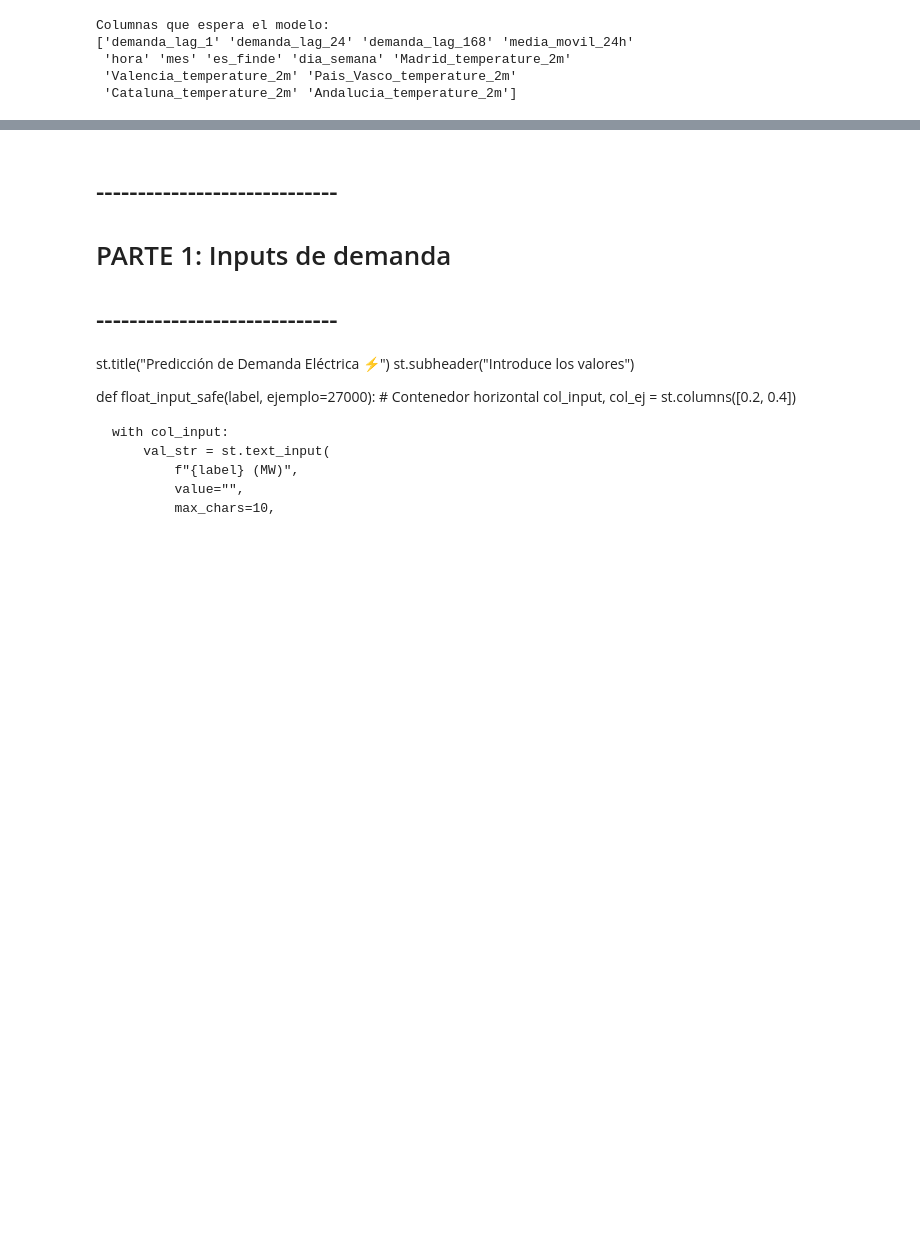
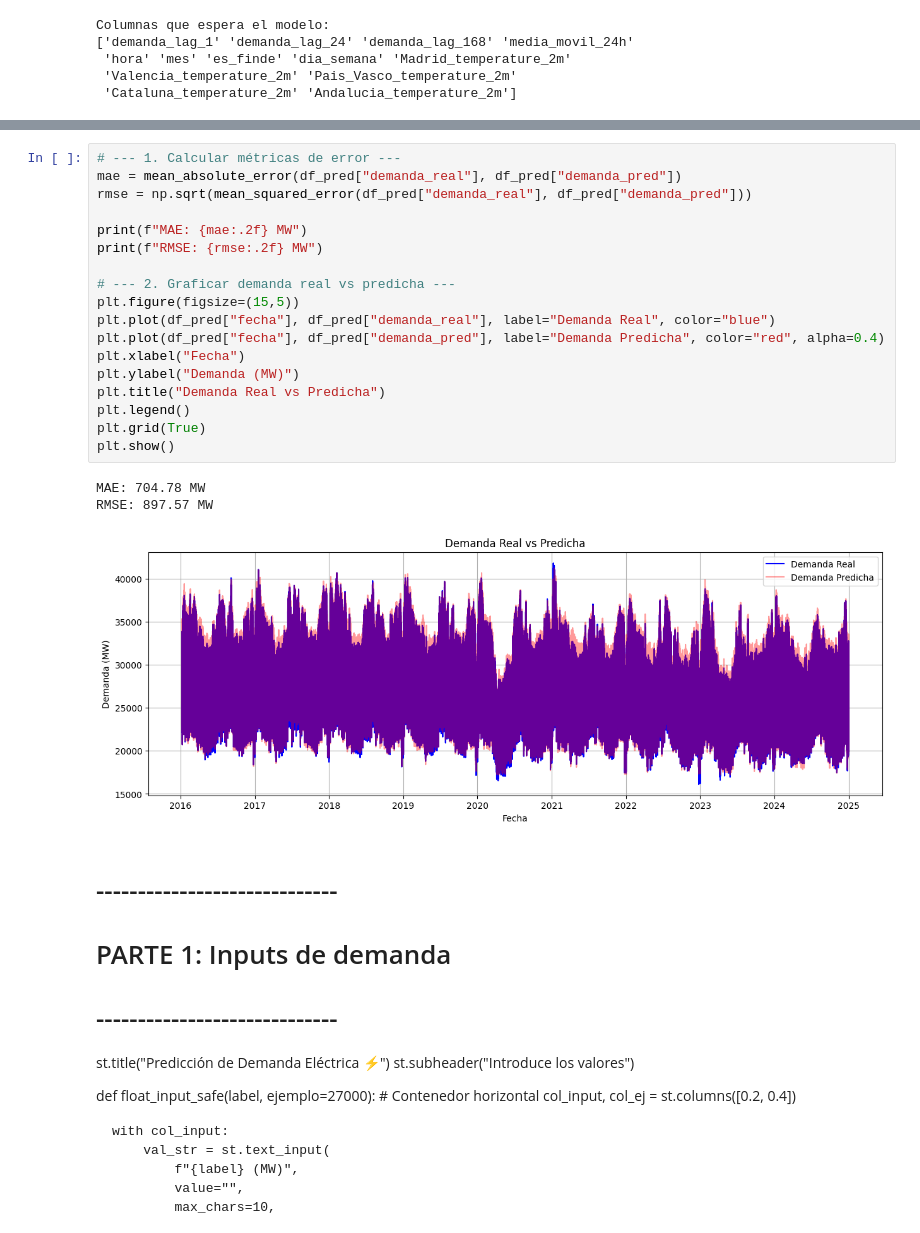
Before and after one commit to Leonp11/equipoEnergias_XGB_con_Streamlit, a Jupyter notebook: src/explore.ipynb, the cells around one changed output, grey strips where cells are left out. Cells and saved outputs as stored; diff of their text form; blank space fills up the shorter version.

```diff
--- a/src/explore.ipynb
+++ b/src/explore.ipynb
@@ -87,3 +225,25 @@ Columnas que espera el modelo:
+# %%
+# --- 1. Calcular métricas de error ---
+mae = mean_absolute_error(df_pred["demanda_real"], df_pred["demanda_pred"])
+rmse = np.sqrt(mean_squared_error(df_pred["demanda_real"], df_pred["demanda_pred"]))
+
+print(f"MAE: {mae:.2f} MW")
+print(f"RMSE: {rmse:.2f} MW")
+
+# --- 2. Graficar demanda real vs predicha ---
+plt.figure(figsize=(15,5))
+plt.plot(df_pred["fecha"], df_pred["demanda_real"], label="Demanda Real", color="blue")
+plt.plot(df_pred["fecha"], df_pred["demanda_pred"], label="Demanda Predicha", color="red", alpha=0.4)
+plt.xlabel("Fecha")
+plt.ylabel("Demanda (MW)")
+plt.title("Demanda Real vs Predicha")
+plt.legend()
+plt.grid(True)
+plt.show()
+# %% [output]
+MAE: 704.78 MW
+RMSE: 897.57 MW
+[figure, added]
 # %% [markdown]
 # -----------------------------
 # PARTE 1: Inputs de demanda
```
Also changed, not shown: parts of 5 cells of this notebook, 2 other files.
